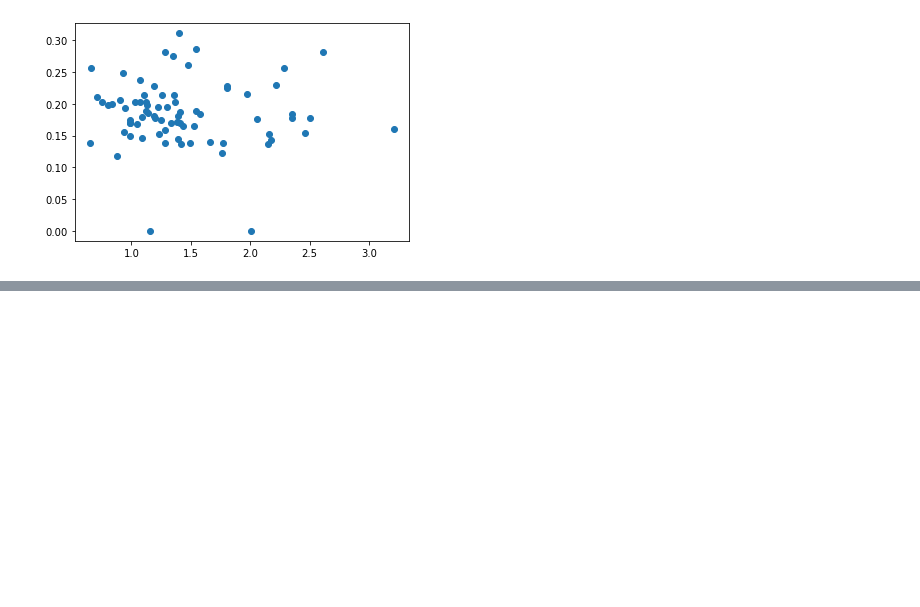
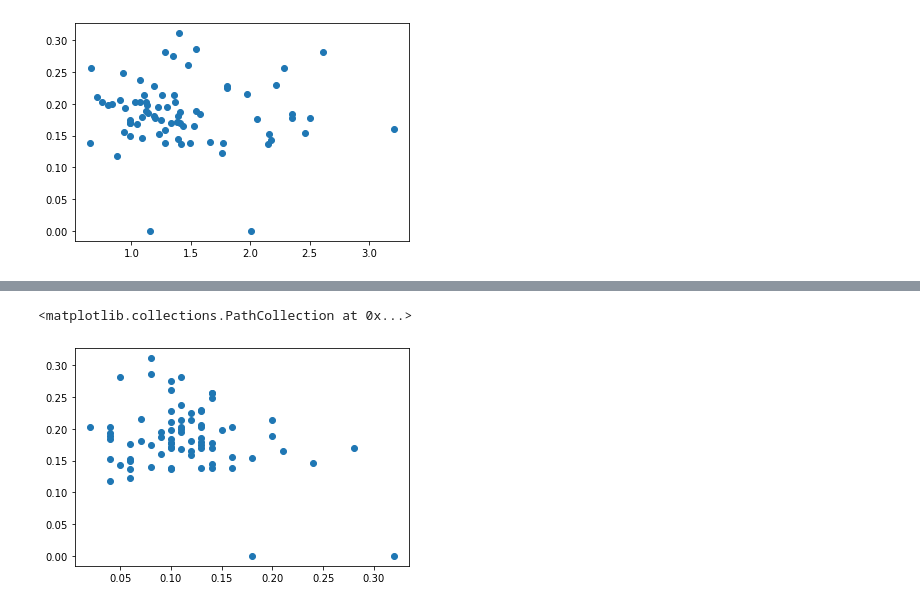
Before and after one commit to drvdputt/dust_fuse_h2, a Jupyter notebook: h2-details.ipynb, the cells around one changed output, grey strips where cells are left out. Cells and saved outputs as stored; diff of their text form; code cells hidden in the pictures; blank space fills up the shorter version.

```diff
--- a/h2-details.ipynb
+++ b/h2-details.ipynb
@@ -216,0 +199,5 @@ plt.scatter(data['NH_AV'], t35)
+# %%
+plt.scatter(data['CAV4'], t35)
+# %% [output]
+<matplotlib.collections.PathCollection at 0x...>
+[figure, added]
```
Also changed, not shown: parts of 10 cells of this notebook, 3 other files.
